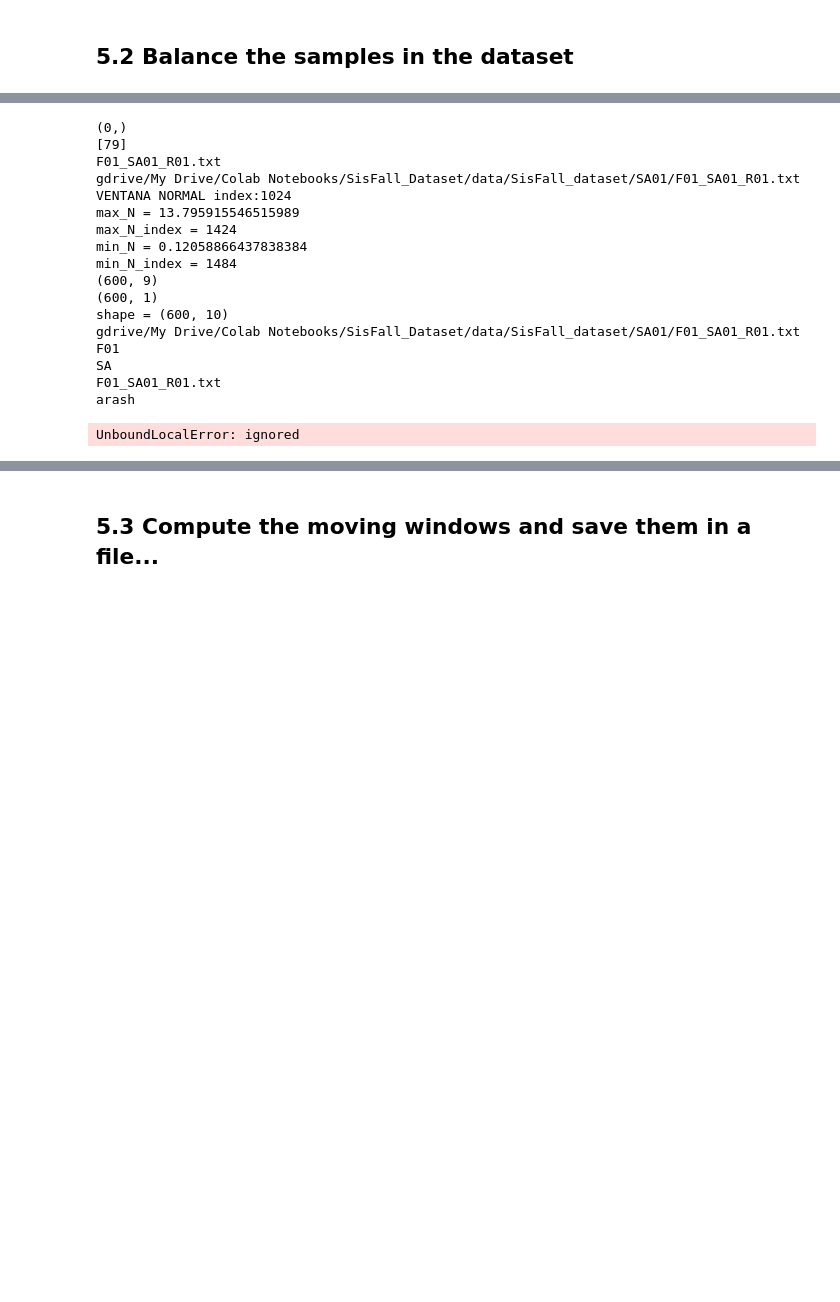
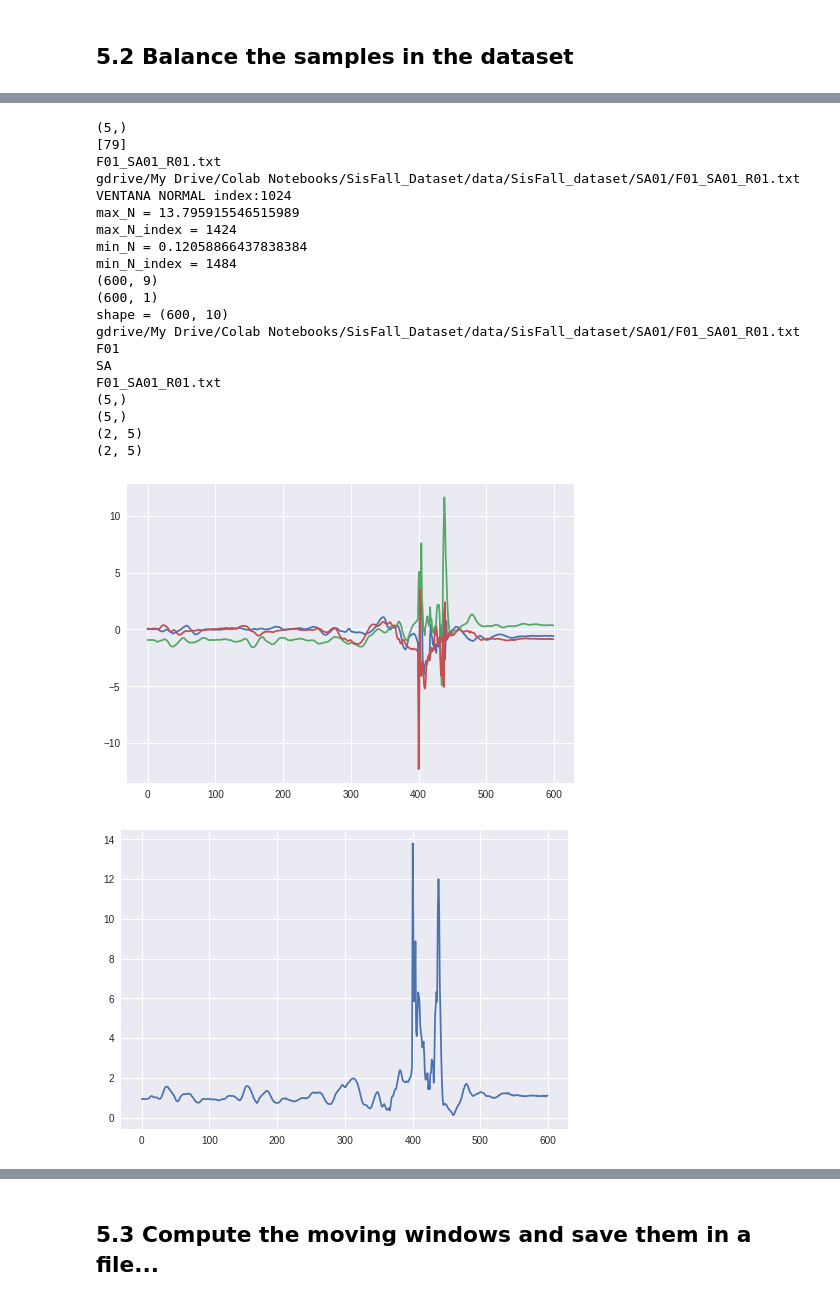
Before and after one commit to ArashRasti/FDS, a Jupyter notebook: BioBot_FDS_YB_05_Prepare_Moving_Windows_Ds_V181118_09.ipynb, the cells around one changed output, grey strips where cells are left out. Saved outputs shown, nothing was run; the diff lists cells and outputs as text; code cells hidden in the pictures; blank space fills up the shorter version.

```diff
--- a/BioBot_FDS_YB_05_Prepare_Moving_Windows_Ds_V181118_09.ipynb
+++ b/BioBot_FDS_YB_05_Prepare_Moving_Windows_Ds_V181118_09.ipynb
@@ -258,9 +258,11 @@ def plot_trial_file(trial_file_path, Act_Type, Act_Cat, FileName):
     print(tmpData2[3])
     print(tmpData2[4])
 
-    print(name1)
+    global allData
     print(allData.shape)
-    allData = np.vstack(allData, tmpData2)
+    print(tmpData2.shape)
+    allData = np.vstack((allData, tmpData2))
+    print(allData.shape)
     #allData = allData2
 
     mplt.plot(tmpData[:,0:3])
@@ -271,36 +273,40 @@ def plot_trial_file(trial_file_path, Act_Type, Act_Cat, FileName):
     mplt.figure()
     mplt.plot(tmpData[:,6:9])
 
 
-name1 = "arash"
-allData = np.array([])
-print(allData.shape)
+
+allData = np.array([0,0,0,0,0], dtype=object)
 
 l1 = df_Files_Trials.index[df_Files_Trials.File == "F01_SA01_R01.txt"].tolist()
 print(l1)
 print(df_Files_Trials.File.loc[l1[0]])
 
 file_list = df_Files_Trials.Path.loc[l1[0]]
 print(file_list)
 
 
 plot_trial_file(file_list, df_Files_Trials.Act_Type.loc[l1[0]], df_Files_Trials.Age_Cat.loc[l1[0]], df_Files_Trials.File.loc[l1[0]])
+print(allData.shape)
 # %% [output]
-(0,)
+(5,)
 [79]
 F01_SA01_R01.txt
 gdrive/My Drive/Colab Notebooks/SisFall_Dataset/data/SisFall_dataset/SA01/F01_SA01_R01.txt
 VENTANA NORMAL index:1024
 max_N = 13.795915546515989
 max_N_index = 1424
 min_N = 0.12058866437838384
 min_N_index = 1484
 (600, 9)
 (600, 1)
 shape = (600, 10)
 gdrive/My Drive/Colab Notebooks/SisFall_Dataset/data/SisFall_dataset/SA01/F01_SA01_R01.txt
 F01
 SA
 F01_SA01_R01.txt
-arash
+(5,)
+(5,)
+(2, 5)
+(2, 5)
-UnboundLocalError: ignored
+[figure, added]
+[figure, added]
```
Also changed, not shown: parts of 2 cells of this notebook.
